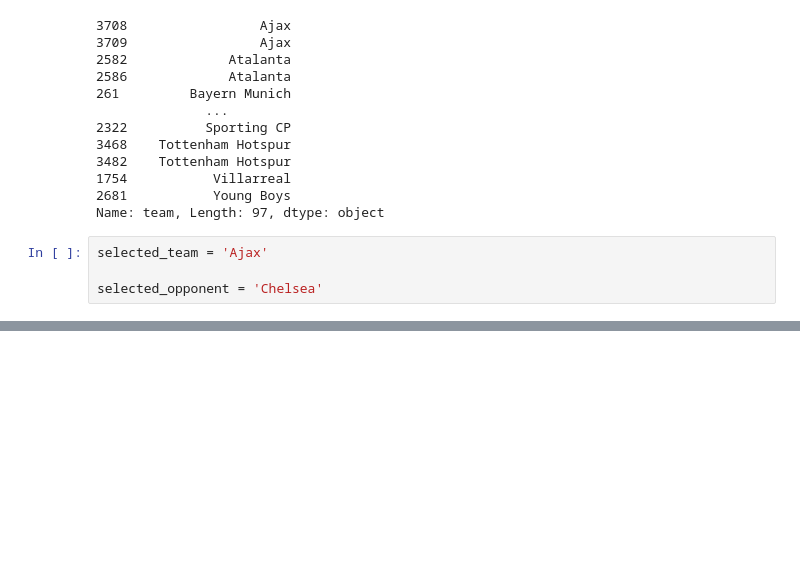
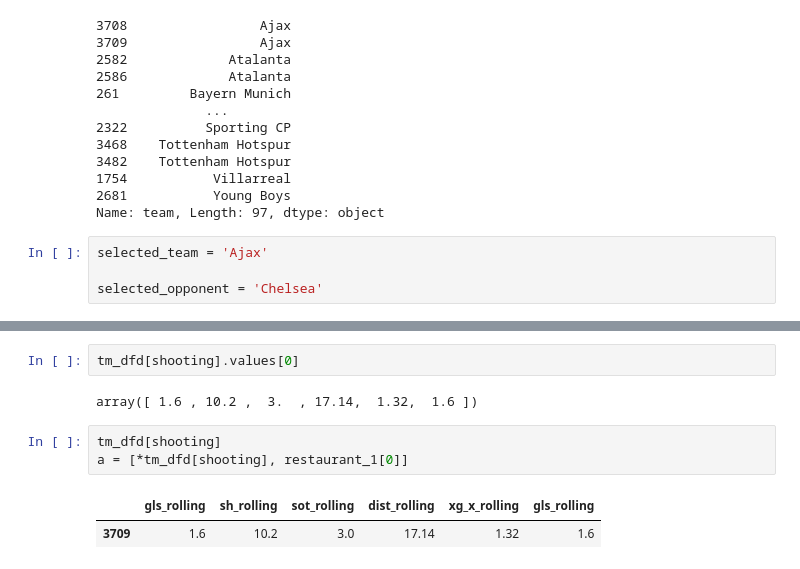
Before and after one commit to RaminVali/CL_WebScraping_ML_Prediction, a Jupyter notebook: Clean_Predict.ipynb, the cells around one changed output, grey strips where cells are left out. Saved outputs shown, nothing was run; the diff lists cells and outputs as text; blank space fills up the shorter version.

```diff
--- a/Clean_Predict.ipynb
+++ b/Clean_Predict.ipynb
@@ -600,3 +622,13 @@ layout=go.Layout(
 pyo.plot(fig)
 # %% [output]
 'temp-plot.html'
+# %%
+tm_dfd[shooting].values[0]
+# %% [output]
+array([ 1.6 , 10.2 ,  3.  , 17.14,  1.32,  1.6 ])
+# %%
+tm_dfd[shooting]
+a = [*tm_dfd[shooting], restaurant_1[0]]
+# %% [output]
+|  | gls_rolling | sh_rolling | sot_rolling | dist_rolling | xg_x_rolling | gls_rolling |
+| 3709 | 1.6 | 10.2 | 3.0 | 17.14 | 1.32 | 1.6 |
```
Also changed, not shown: parts of 9 cells of this notebook, 2 other files.
